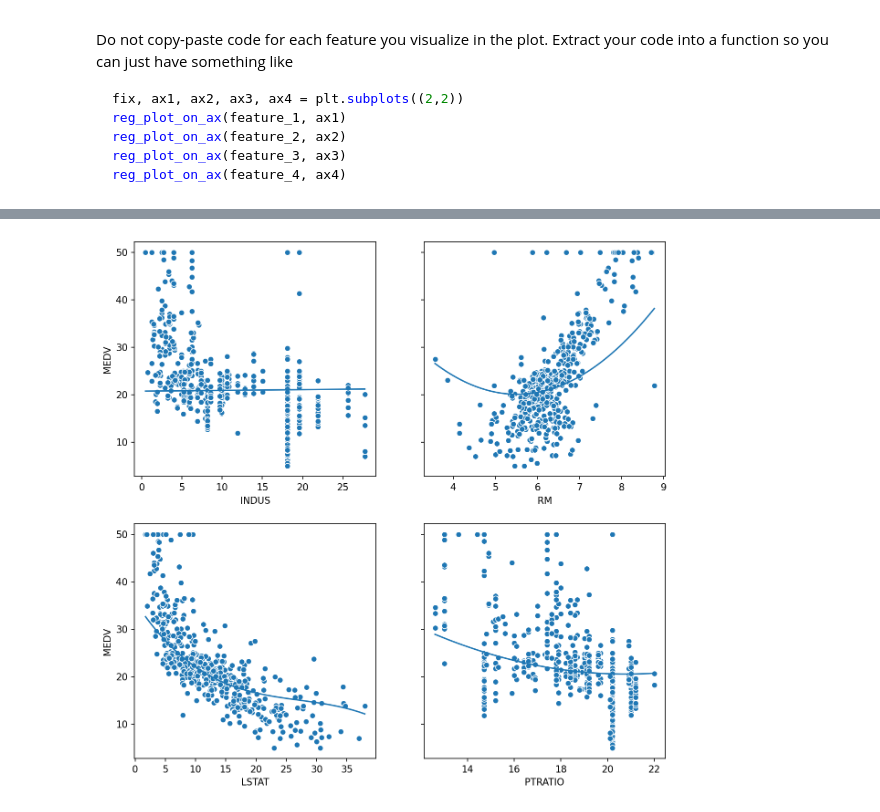
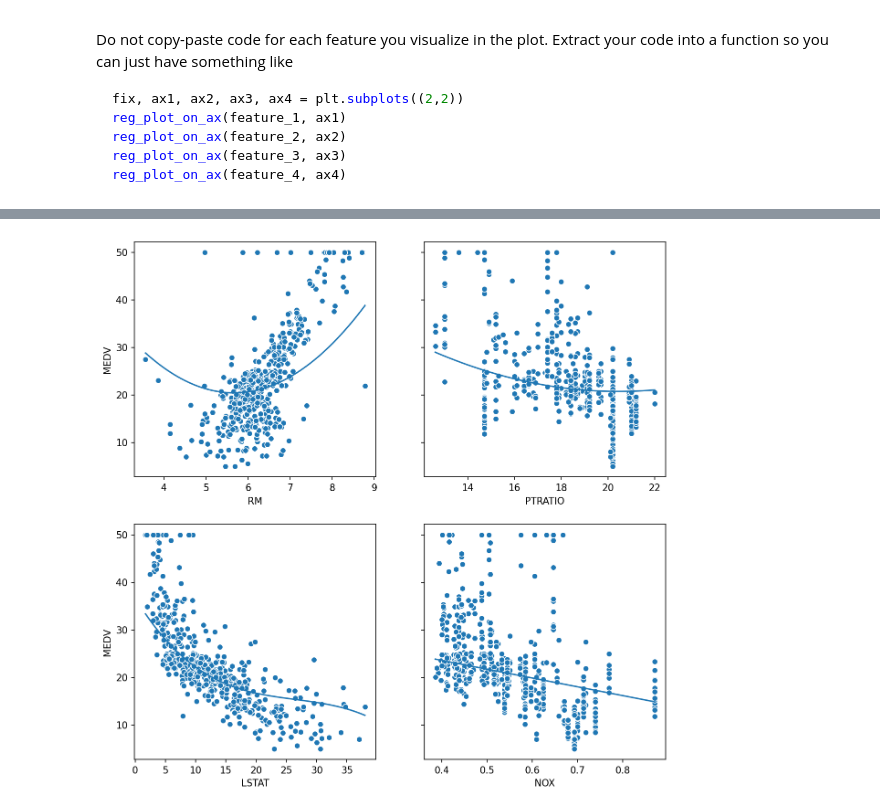
Before and after one commit to cb-ds-1/m3-1-regression, a Jupyter notebook: workshop.ipynb, the cells around one changed output, grey strips where cells are left out. Cells and saved outputs as stored; diff of their text form; code cells hidden in the pictures.

```diff
--- a/workshop.ipynb
+++ b/workshop.ipynb
@@ -340,15 +378,12 @@ Use polynomial features to improve your regression model in `2.1`. You can use s
 # %%
 df2 = df.copy()
+df2 = df2.drop(['INDUS','AGE','ZN'],axis=1)
+
 df2['RM_2'] = df2['RM'] * df2['RM']
-df2['DIS_2'] = df2['DIS'] * df2['DIS']
-df2['DIS_3'] = df2['DIS'] * df2['DIS'] * df2['DIS']
 df2['LSTAT_2'] = df2['LSTAT'] * df2['LSTAT']
 df2['LSTAT_3'] = df2['LSTAT'] * df2['LSTAT'] * df2['LSTAT']
 df2['CRIM_2'] = df2['CRIM'] * df2['CRIM']
-df2['CRIM_3'] = df2['CRIM'] * df2['CRIM'] * df2['CRIM']
 df2['PTRATIO_2'] = df2['PTRATIO'] * df2['PTRATIO']
-df2['ZN_3'] = df2['ZN'] * df2['ZN'] * df2['ZN']
-df2['B_3'] = df2['B'] * df2['B'] * df2['B']
 
 X_train = df2.drop('MEDV',axis=1)
 y_train = df2['MEDV']
@@ -412,13 +448,13 @@ fig, ax = plt.subplots(dpi=150,figsize=(8,8))
 sns.scatterplot(data=df2,x='LSTAT',y='MEDV')
 xmin, xmax = (min(df2['LSTAT']),max(df2['LSTAT']))
 
-x_train = medians.values.reshape(24,1) * np.ones((1,1000))
+x_train = medians.values.reshape(16,1) * np.ones((1,1000))
 xfit = np.linspace(xmin, xmax, 1000)
 xfit2 = xfit * xfit
 xfit3 = xfit2 * xfit
-x_train[13,:] = xfit  # this is the feature
-x_train[17,:] = xfit2 # this is the feature squared
-x_train[18,:] = xfit3 # this is the feature cubed
+x_train[10,:] = xfit  # this is the feature
+x_train[12,:] = xfit2 # this is the feature squared
+x_train[13,:] = xfit3 # this is the feature cubed
 
 yfit = est.predict(x_train.T)
 plt.plot(xfit, yfit)
@@ -472,7 +508,7 @@ def reg_plot_on_ax(key, ax):
     xmin, xmax = (min(df2[key]),max(df2[key]))
 
     # create the basic x matrix
-    x_train = medians.values.reshape(24,1) * np.ones((1,1000))
+    x_train = medians.values.reshape(16,1) * np.ones((1,1000))
 #    x_train = means.values.reshape(24,1) * np.ones((1,1000))
     # create the basic fitting x vector
     xfit = np.linspace(xmin, xmax, 1000)
@@ -519,8 +535,8 @@ Name: MEDV, dtype: float64
 # %%
 fig, ((ax1, ax2), (ax3, ax4)) = plt.subplots(2,2,dpi=150,figsize=(10,10),sharey='row')
-reg_plot_on_ax('INDUS', ax1)
-reg_plot_on_ax('RM', ax2)
+reg_plot_on_ax('RM', ax1)
+reg_plot_on_ax('PTRATIO', ax2)
 reg_plot_on_ax('LSTAT', ax3)
-reg_plot_on_ax('PTRATIO', ax4)
+reg_plot_on_ax('NOX', ax4)
 # %% [output]
-[figure, old version]
+[figure, new version]
```
Also changed, not shown: parts of 5 cells of this notebook.
